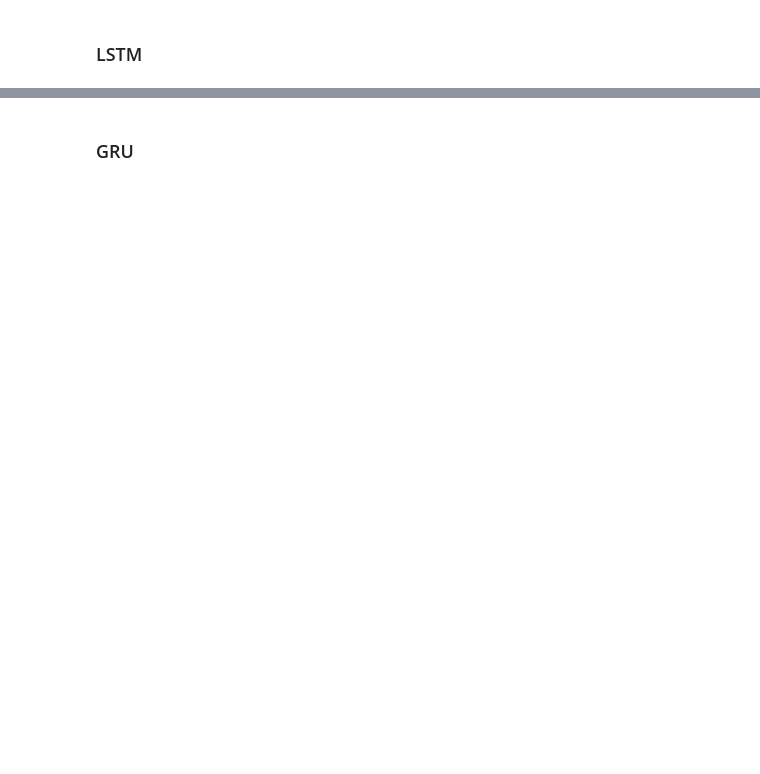
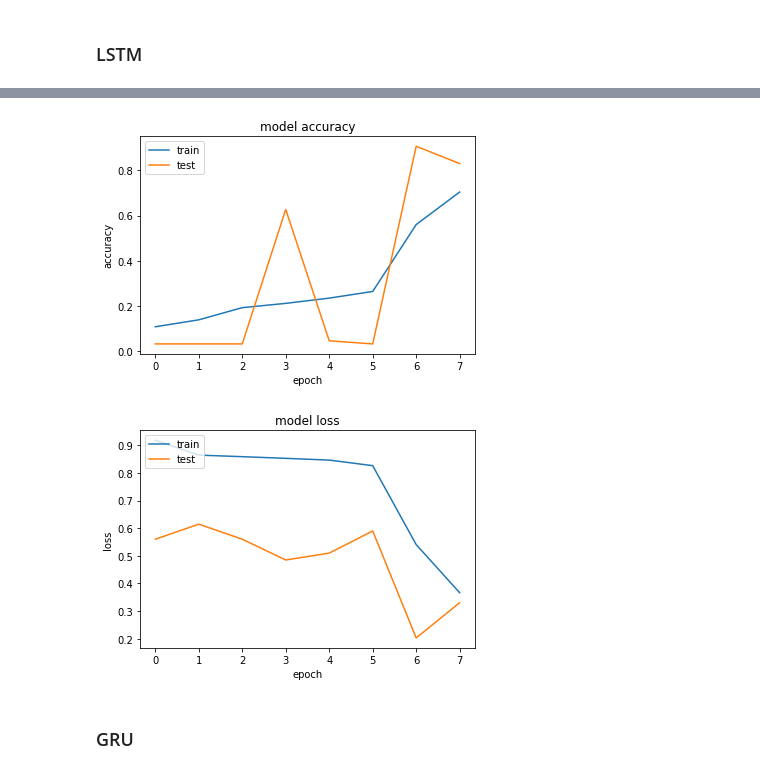
Before and after one commit to deborrrrrah/FFNN, a Jupyter notebook: Praktikum/IF4074_Praktikum1_13516044.ipynb, the cells around one changed output, grey strips where cells are left out. Cells and saved outputs as stored; diff of their text form; code cells hidden in the pictures; blank space fills up the shorter version.

```diff
--- a/Praktikum/IF4074_Praktikum1_13516044.ipynb
+++ b/Praktikum/IF4074_Praktikum1_13516044.ipynb
@@ -165,11 +178,11 @@ array([[3.],
 ### LSTM
 # %%
 lstm = Sequential()
-lstm.add(LSTM(1,input_shape=(12,1),return_sequences=False))#True = many to many
+lstm.add(LSTM(1,input_shape=(features_train.shape[1], 1),return_sequences=False))#True = many to many
 lstm.add(Dense(2,kernel_initializer='normal',activation='linear'))
 lstm.add(Dense(1,kernel_initializer='normal',activation='linear'))
 lstm.compile(loss='mse',optimizer ='adam',metrics=['accuracy'])
-history = lstm.fit(
+history_lstm = lstm.fit(
     features_train,
     targets_train,
     validation_split = 0.1,
@@ -197,5 +210,10 @@ Epoch 8/8
 # %%
 predict_lstm = lstm.predict(features_test)
+# %%
+show_history(history_lstm)
+# %% [output]
+[figure, added]
+[figure, added]
 # %% [markdown]
 ### GRU
 # %%
```
Also changed, not shown: parts of 11 cells of this notebook.
